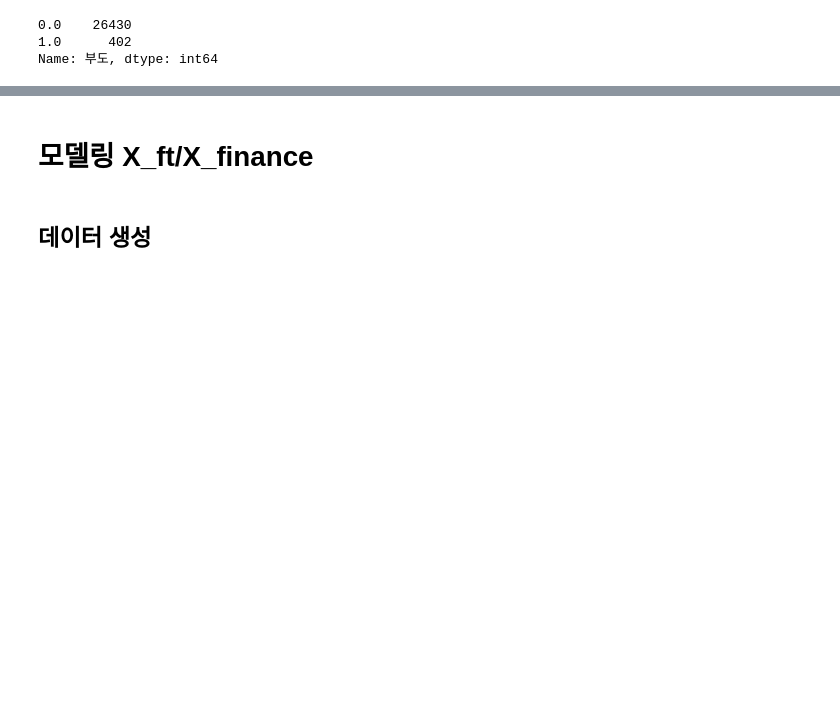
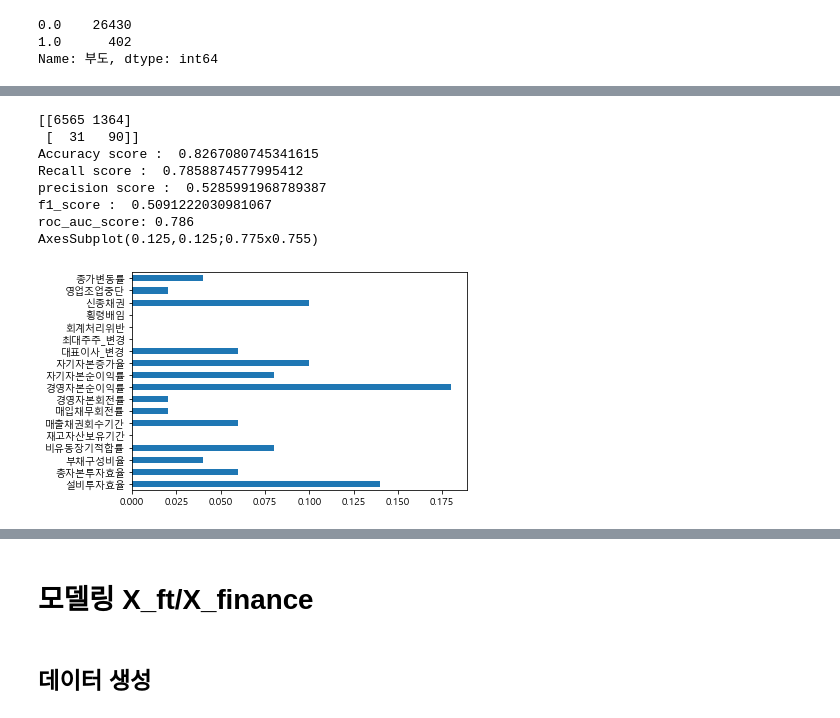
Before and after one commit to JxxHxxx/Ubion-CorporateBankruptcyAnalysis, a Jupyter notebook: Code/SH/3. 모델링/test 모델링.ipynb, the cells around one changed output, grey strips where cells are left out. Cells and saved outputs as stored; diff of their text form; code cells hidden in the pictures; blank space fills up the shorter version.

```diff
--- a/Code/SH/3. 모델링/test 모델링.ipynb
+++ b/Code/SH/3. 모델링/test 모델링.ipynb
@@ -70,0 +176,12 @@ Name: 부도, dtype: int64
+# %%
+modeling(AdaBoostClassifier(), X_step1)
+# %% [output]
+[[6565 1364]
+ [  31   90]]
+Accuracy score :  0.8267080745341615
+Recall score :  0.7858874577995412
+precision score :  0.5285991968789387
+f1_score :  0.5091222030981067
+roc_auc_score: 0.786
+AxesSubplot(0.125,0.125;0.775x0.755)
+[figure, added]
```
Also changed, not shown: parts of 37 cells of this notebook, 11 other files.
